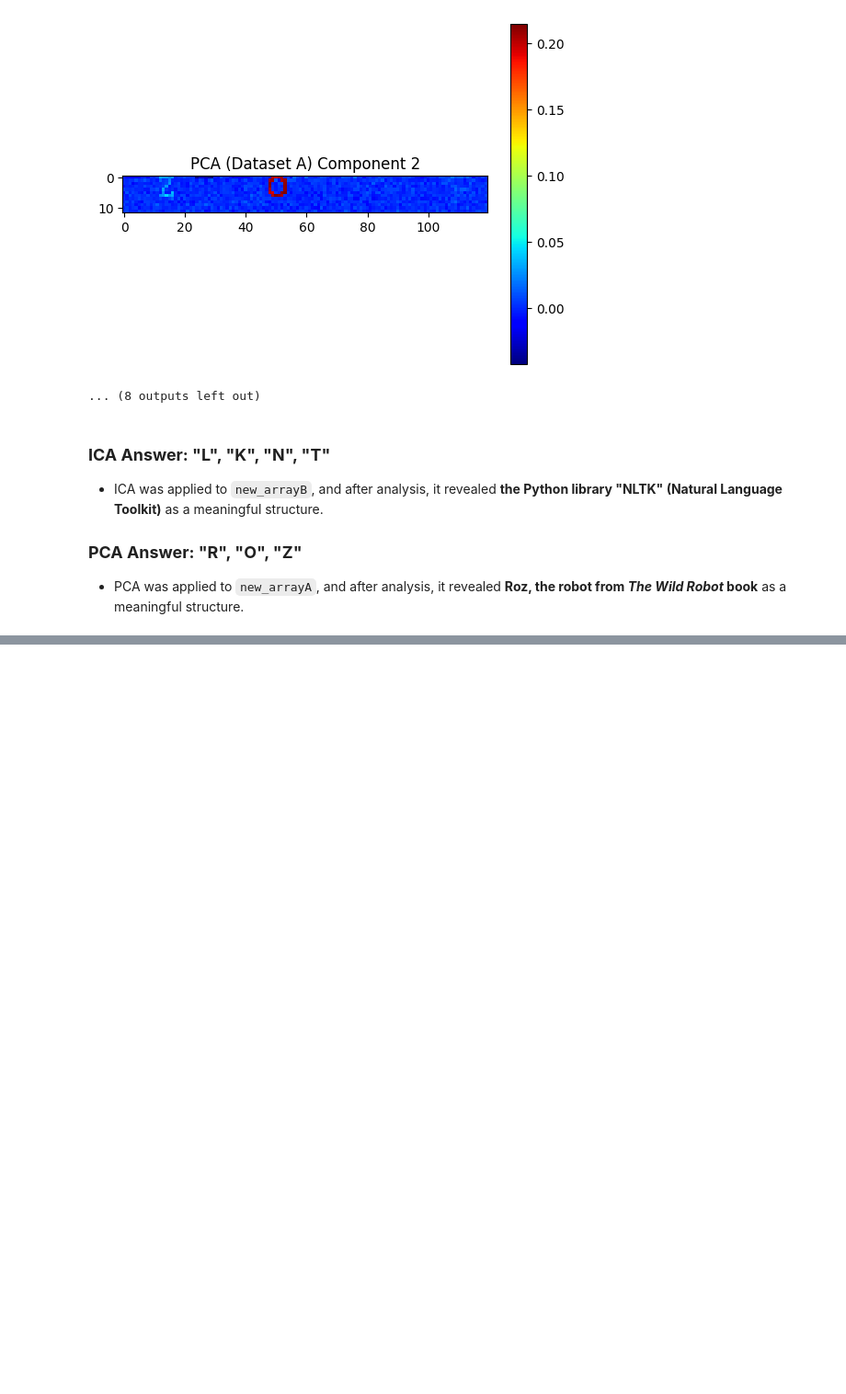
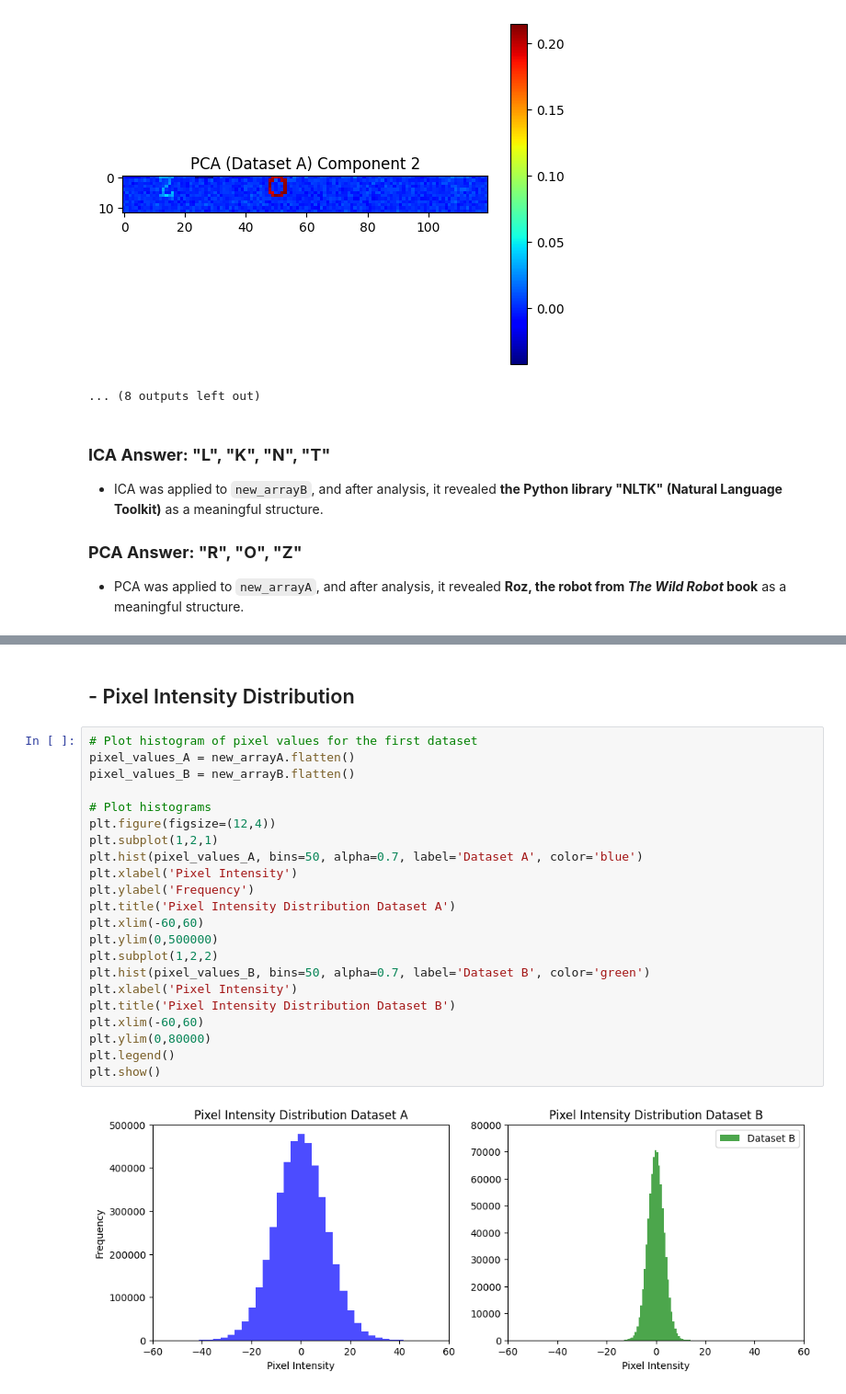
Before and after one commit to soheilbh/aed-challange, a Jupyter notebook: PCA_ICA/PCA-ICA_Mina.ipynb, the cells around one changed output, grey strips where cells are left out. Shown at 92% size. Cells and saved outputs as stored; diff of their text form; blank space fills up the shorter version.

```diff
--- a/PCA_ICA/PCA-ICA_Mina.ipynb
+++ b/PCA_ICA/PCA-ICA_Mina.ipynb
@@ -125,0 +149,26 @@ visualize_components(data_PCA.components_, (image_height_A, image_width_A), "PCA
+# %% [markdown]
+## - Pixel Intensity Distribution
+# %%
+# Plot histogram of pixel values for the first dataset
+pixel_values_A = new_arrayA.flatten()
+pixel_values_B = new_arrayB.flatten()
+
+# Plot histograms
+plt.figure(figsize=(12,4))
+plt.subplot(1,2,1)
+plt.hist(pixel_values_A, bins=50, alpha=0.7, label='Dataset A', color='blue')
+plt.xlabel('Pixel Intensity')
+plt.ylabel('Frequency')
+plt.title('Pixel Intensity Distribution Dataset A')
+plt.xlim(-60,60)
+plt.ylim(0,500000)
+plt.subplot(1,2,2)
+plt.hist(pixel_values_B, bins=50, alpha=0.7, label='Dataset B', color='green')
+plt.xlabel('Pixel Intensity')
+plt.title('Pixel Intensity Distribution Dataset B')
+plt.xlim(-60,60)
+plt.ylim(0,80000)
+plt.legend()
+plt.show()
+# %% [output]
+[figure, added]
```
Also changed, not shown: parts of 9 cells of this notebook.
